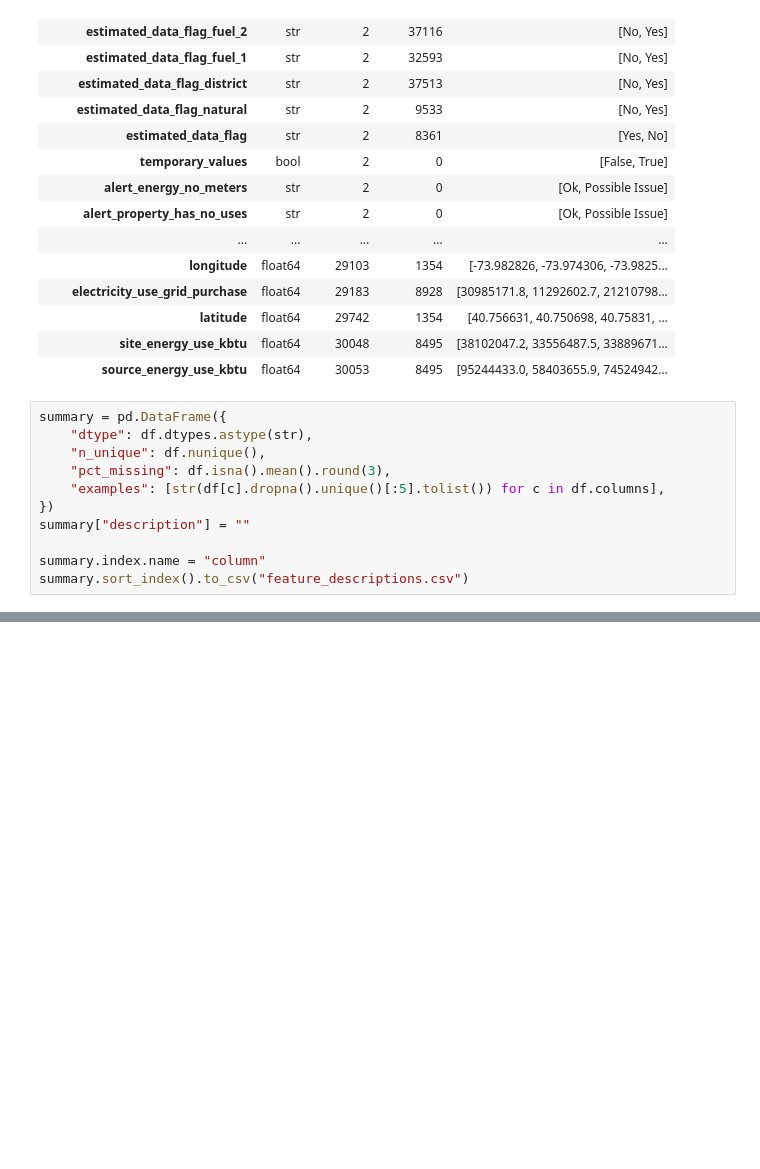
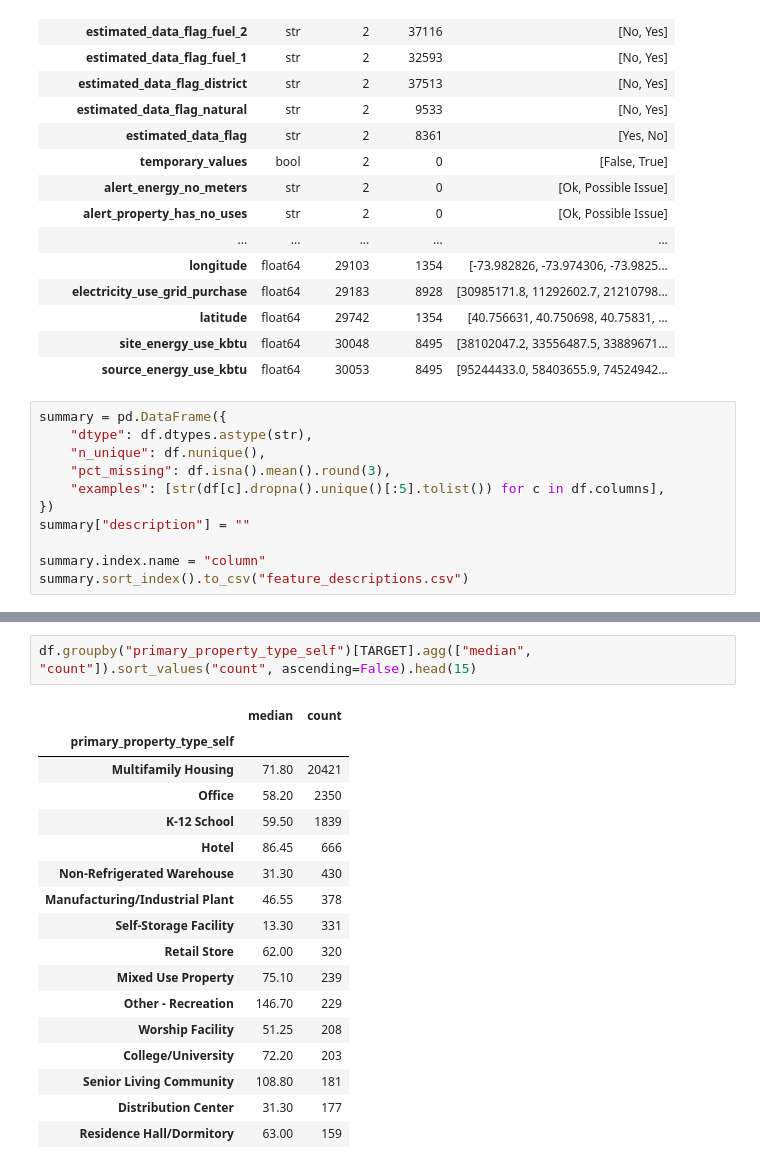
Before and after one commit to gchudley/Any-Idea, a Jupyter notebook: data-exploration.ipynb, the cells around one changed output, grey strips where cells are left out. Saved outputs shown, nothing was run; the diff lists cells and outputs as text; blank space fills up the shorter version.

```diff
--- a/data-exploration.ipynb
+++ b/data-exploration.ipynb
@@ -178,0 +316,20 @@ summary.sort_index().to_csv("feature_descriptions.csv")
+# %%
+df.groupby("primary_property_type_self")[TARGET].agg(["median", "count"]).sort_values("count", ascending=False).head(15)
+# %% [output]
+|  | median | count |
+| primary_property_type_self |  |  |
+| Multifamily Housing | 71.80 | 20421 |
+| Office | 58.20 | 2350 |
+| K-12 School | 59.50 | 1839 |
+| Hotel | 86.45 | 666 |
+| Non-Refrigerated Warehouse | 31.30 | 430 |
+| Manufacturing/Industrial Plant | 46.55 | 378 |
+| Self-Storage Facility | 13.30 | 331 |
+| Retail Store | 62.00 | 320 |
+| Mixed Use Property | 75.10 | 239 |
+| Other - Recreation | 146.70 | 229 |
+| Worship Facility | 51.25 | 208 |
+| College/University | 72.20 | 203 |
+| Senior Living Community | 108.80 | 181 |
+| Distribution Center | 31.30 | 177 |
+| Residence Hall/Dormitory | 63.00 | 159 |
```
Also changed, not shown: parts of 4 cells of this notebook, 1 other file.
